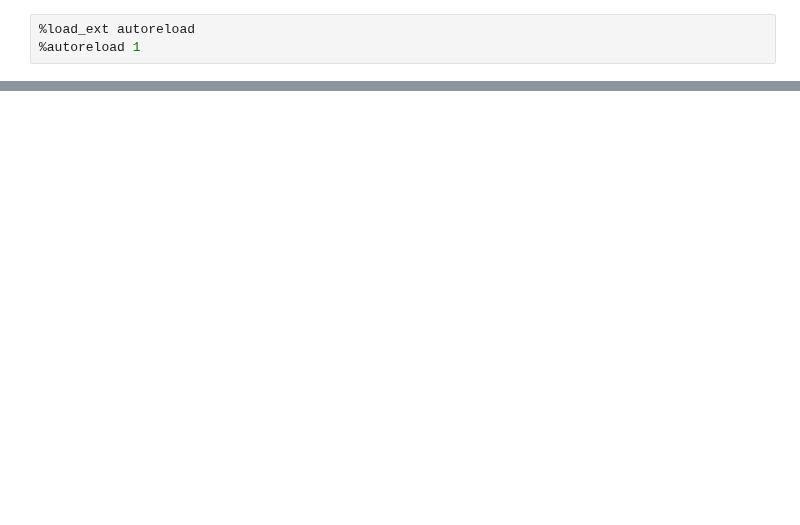
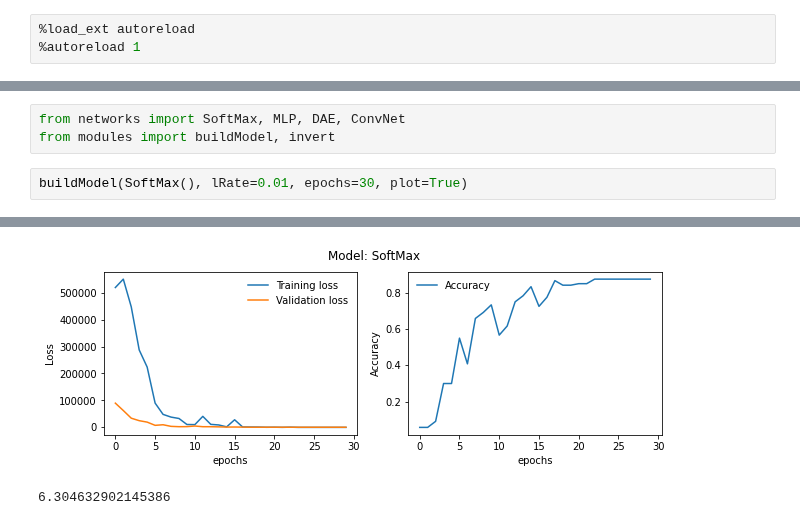
Before and after one commit to omgwenxx/machine_learning, a Jupyter notebook: assignment3/app/template.ipynb, the cells around one changed output, grey strips where cells are left out. Cells and saved outputs as stored; diff of their text form; blank space fills up the shorter version.

```diff
--- a/assignment3/app/template.ipynb
+++ b/assignment3/app/template.ipynb
@@ -58,0 +13,6 @@ i: 90, best_loss. 8588.402
+# %%
+from networks import SoftMax, MLP, DAE, ConvNet
+from modules import buildModel, invert
+# %%
+buildModel(SoftMax(), lRate=0.01, epochs=30, plot=True)
+# %% [output]
@@ -58,0 +21,2 @@ i: 90, best_loss. 8588.402
+[figure, added]
+6.304632902145386
```
Also changed, not shown: parts of 16 cells of this notebook, 16 other files.
